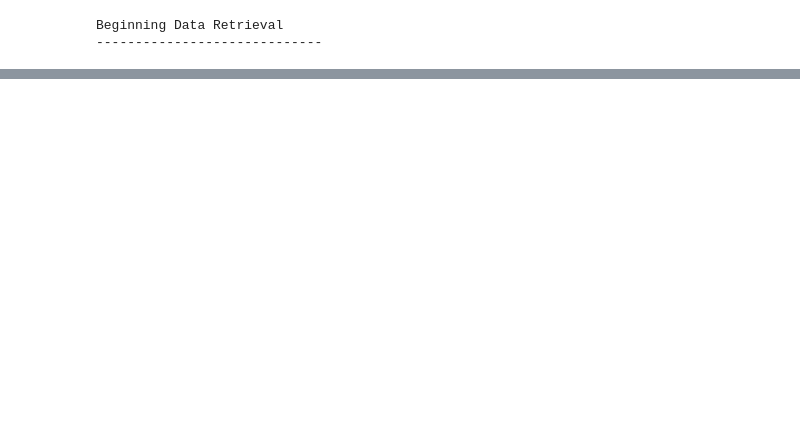
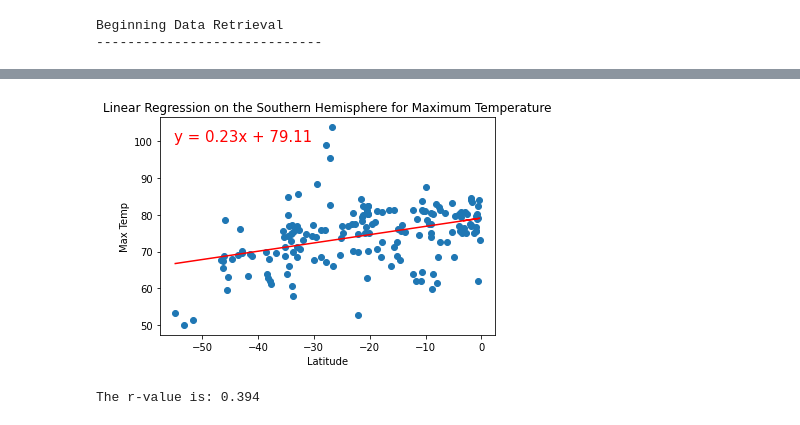
Before and after one commit to Jarviniazh/World_Weather_Analysis, a Jupyter notebook: WeatherPy.ipynb, the cells around one changed output, grey strips where cells are left out. Saved outputs shown, nothing was run; the diff lists cells and outputs as text; code cells hidden in the pictures; blank space fills up the shorter version.

```diff
--- a/WeatherPy.ipynb
+++ b/WeatherPy.ipynb
@@ -372,0 +444,12 @@ plt.show()
+# %%
+# Linear regression on the Souhern Hemisphere:plot_linear_regression(x_values, y_values, title, y_label, text_coordinates)
+x_values = southern_hemi_df["Lat"]
+y_values = southern_hemi_df["Max Temp"]
+
+# Call the function.
+plot_linear_regression(x_values, y_values,
+                       "Linear Regression on the Southern Hemisphere for Maximum Temperature",
+                       'Max Temp',(-55,100))
+# %% [output]
+[figure, added]
+The r-value is: 0.394
```
Also changed, not shown: parts of 37 cells of this notebook.
